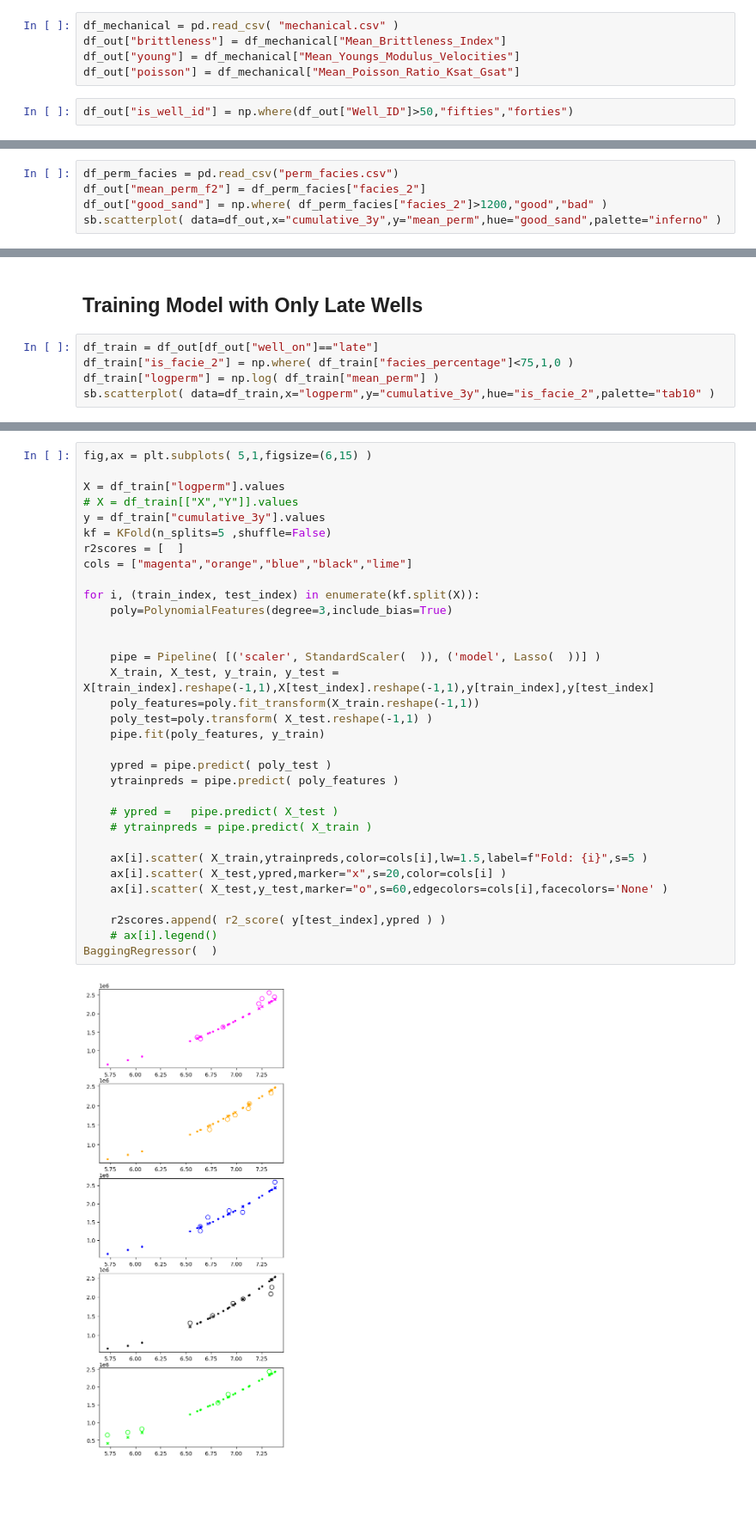
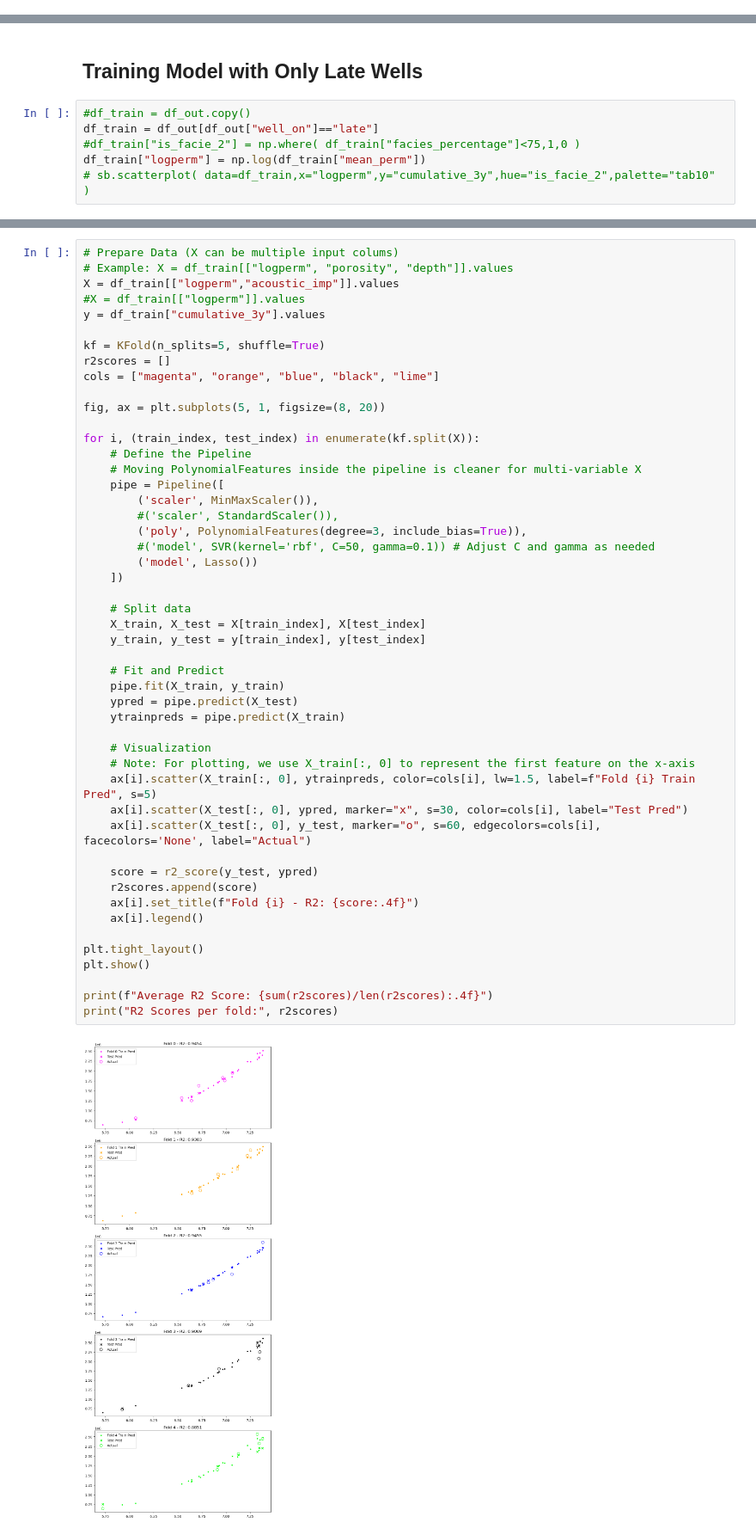
Before and after one commit to acmontesh/Energ-AI-z, a Jupyter notebook: Testing_Features_Models.ipynb, the cells around one changed output, grey strips where cells are left out. Shown at 86% size. Drawn from its saved outputs; the diff is of its cells as text; blank space fills up the shorter version.

```diff
--- a/Testing_Features_Models.ipynb
+++ b/Testing_Features_Models.ipynb
@@ -354,7 +370,0 @@ sb.scatterplot( data=df_out,x="cumulative_3y",y="mean_perm",hue="neighbor_densit
-# %%
-df_mechanical = pd.read_csv( "mechanical.csv" )
-df_out["brittleness"] = df_mechanical["Mean_Brittleness_Index"]
-df_out["young"] = df_mechanical["Mean_Youngs_Modulus_Velocities"]
-df_out["poisson"] = df_mechanical["Mean_Poisson_Ratio_Ksat_Gsat"]
-# %%
-df_out["is_well_id"] = np.where(df_out["Well_ID"]>50,"fifties","forties")
@@ -386,5 +370,0 @@ sb.scatterplot( data=df_out,x="cumulative_3y",y="mean_perm",hue="acoustic_imp",p
-# %%
-df_perm_facies = pd.read_csv("perm_facies.csv")
-df_out["mean_perm_f2"] = df_perm_facies["facies_2"]
-df_out["good_sand"] = np.where( df_perm_facies["facies_2"]>1200,"good","bad" )
-sb.scatterplot( data=df_out,x="cumulative_3y",y="mean_perm",hue="good_sand",palette="inferno" )
@@ -402,10 +371,11 @@ sb.scatterplot( data=df_out,y="cumulative_3y",x="mean_perm",hue="well_on",palett
 # %% [markdown]
 ## Training Model with Only Late Wells
 # %%
+#df_train = df_out.copy()
 df_train = df_out[df_out["well_on"]=="late"]
-df_train["is_facie_2"] = np.where( df_train["facies_percentage"]<75,1,0 )
-df_train["logperm"] = np.log( df_train["mean_perm"] )
-sb.scatterplot( data=df_train,x="logperm",y="cumulative_3y",hue="is_facie_2",palette="tab10" )
+#df_train["is_facie_2"] = np.where( df_train["facies_percentage"]<75,1,0 )
+df_train["logperm"] = np.log(df_train["mean_perm"])
+# sb.scatterplot( data=df_train,x="logperm",y="cumulative_3y",hue="is_facie_2",palette="tab10" )
 # %% [output]
 A value is trying to be set on a copy of a slice from a DataFrame.
 Try using .loc[row_indexer,col_indexer] = value instead
@@ -422,35 +396,51 @@ See the caveats in the documentation: https://pandas.pydata.org/pandas-docs/stab
 # %%
-fig,ax = plt.subplots( 5,1,figsize=(6,15) )
+# Prepare Data (X can be multiple input colums)
+# Example: X = df_train[["logperm", "porosity", "depth"]].values
+X = df_train[["logperm","acoustic_imp"]].values
+#X = df_train[["logperm"]].values
+y = df_train["cumulative_3y"].values
 
-X = df_train["logperm"].values
-# X = df_train[["X","Y"]].values
-y = df_train["cumulative_3y"].values
-kf = KFold(n_splits=5 ,shuffle=False)
-r2scores = [  ]
-cols = ["magenta","orange","blue","black","lime"]
+kf = KFold(n_splits=5, shuffle=True)
+r2scores = []
+cols = ["magenta", "orange", "blue", "black", "lime"]
+
+fig, ax = plt.subplots(5, 1, figsize=(8, 20))
 
 for i, (train_index, test_index) in enumerate(kf.split(X)):
-    poly=PolynomialFeatures(degree=3,include_bias=True)
+    # Define the Pipeline
+    # Moving PolynomialFeatures inside the pipeline is cleaner for multi-variable X
+    pipe = Pipeline([
+        ('scaler', MinMaxScaler()),
+        #('scaler', StandardScaler()),
+        ('poly', PolynomialFeatures(degree=3, include_bias=True)),
+        #('model', SVR(kernel='rbf', C=50, gamma=0.1)) # Adjust C and gamma as needed
+        ('model', Lasso())
+    ])
 
+    # Split data
+    X_train, X_test = X[train_index], X[test_index]
+    y_train, y_test = y[train_index], y[test_index]
 
-    pipe = Pipeline( [('scaler', StandardScaler(  )), ('model', Lasso(  ))] )
-    X_train, X_test, y_train, y_test = X[train_index].reshape(-1,1),X[test_index].reshape(-1,1),y[train_index],y[test_index]
-    poly_features=poly.fit_transform(X_train.reshape(-1,1))
-    poly_test=poly.transform( X_test.reshape(-1,1) )
-    pipe.fit(poly_features, y_train)
+    # Fit and Predict
+    pipe.fit(X_train, y_train)
+    ypred = pipe.predict(X_test)
+    ytrainpreds = pipe.predict(X_train)
 
-    ypred = pipe.predict( poly_test )
-    ytrainpreds = pipe.predict( poly_features )
+    # Visualization
+    # Note: For plotting, we use X_train[:, 0] to represent the first feature on the x-axis
+    ax[i].scatter(X_train[:, 0], ytrainpreds, color=cols[i], lw=1.5, label=f"Fold {i} Train Pred", s=5)
+    ax[i].scatter(X_test[:, 0], ypred, marker="x", s=30, color=cols[i], label="Test Pred")
+    ax[i].scatter(X_test[:, 0], y_test, marker="o", s=60, edgecolors=cols[i], facecolors='None', label="Actual")
 
-    # ypred =   pipe.predict( X_test )
-    # ytrainpreds = pipe.predict( X_train )
+    score = r2_score(y_test, ypred)
+    r2scores.append(score)
+    ax[i].set_title(f"Fold {i} - R2: {score:.4f}")
+    ax[i].legend()
 
-    ax[i].scatter( X_train,ytrainpreds,color=cols[i],lw=1.5,label=f"Fold: {i}",s=5 )
-    ax[i].scatter( X_test,ypred,marker="x",s=20,color=cols[i] )
-    ax[i].scatter( X_test,y_test,marker="o",s=60,edgecolors=cols[i],facecolors='None' )
+plt.tight_layout()
+plt.show()
 
-    r2scores.append( r2_score( y[test_index],ypred ) )
-    # ax[i].legend()
-BaggingRegressor(  )
+print(f"Average R2 Score: {sum(r2scores)/len(r2scores):.4f}")
+print("R2 Scores per fold:", r2scores)
 # %% [output]
-[figure, old version]
+[figure, new version]
```
Also changed, not shown: parts of 57 cells of this notebook.
